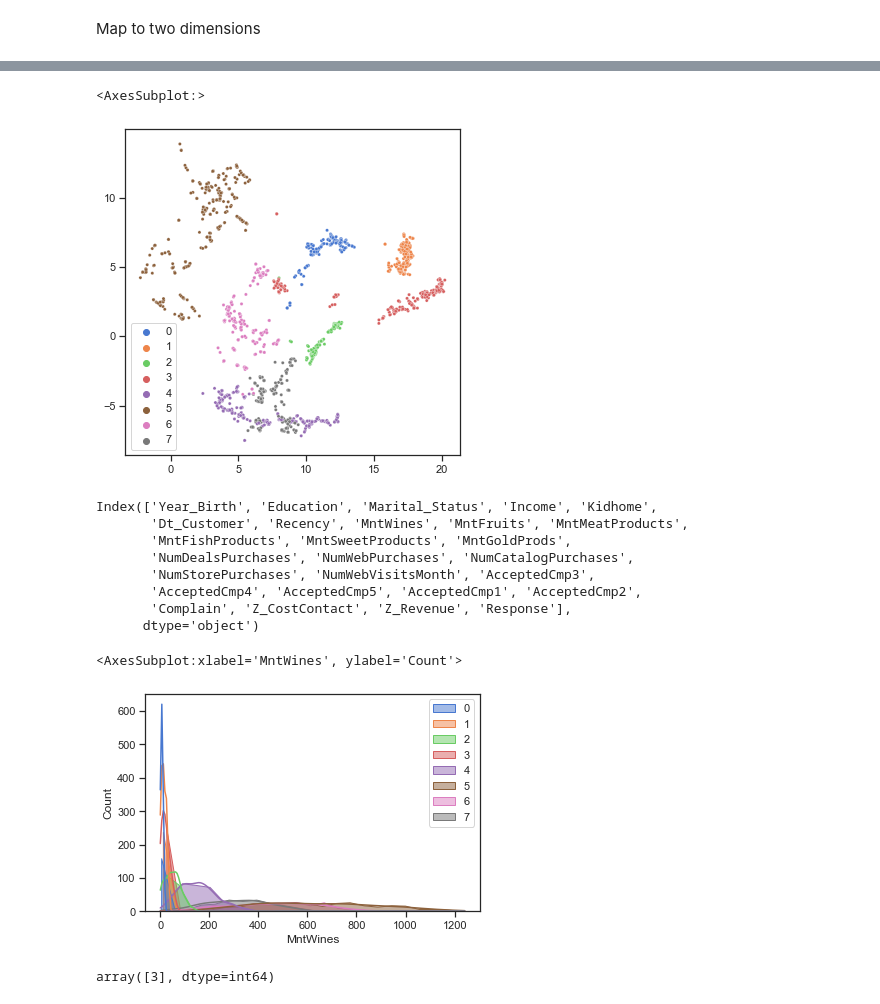
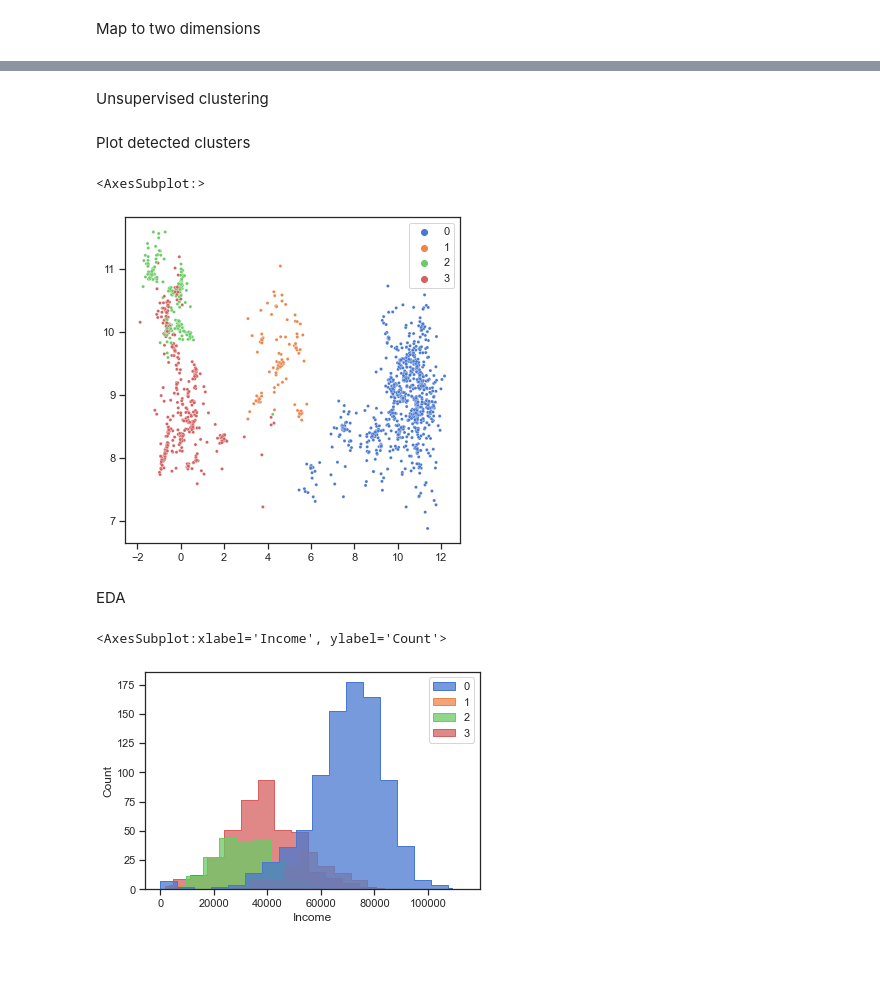
Before and after one commit to SandroMartens/sturdy-bassoon, a Jupyter notebook: kundenanalyse/analyse.ipynb, the cells around one changed output, grey strips where cells are left out. Cells and saved outputs as stored; diff of their text form; code cells hidden in the pictures; blank space fills up the shorter version.

Commit message:
Customer Personality Analysis aufräumen

```diff
--- a/kundenanalyse/analyse.ipynb
+++ b/kundenanalyse/analyse.ipynb
@@ -61,14 +65,15 @@ ordinal_enc = OrdinalEncoder(
 
 oh_enc = OneHotEncoder(
     sparse=False,
-    dtype="int")
+    dtype="int"
+)
 
-ordinals = pd.DataFrame(ordinal_enc.fit_transform(
+education_ordinal = pd.DataFrame(ordinal_enc.fit_transform(
     X=np.array(data.Education).reshape(-1, 1))).set_index(data.index)
-one_hots = pd.DataFrame(oh_enc.fit_transform(
+Marital_Status_binary = pd.DataFrame(oh_enc.fit_transform(
     X=np.array(data["Marital_Status"]).reshape(-1, 1))).set_index(data.index)
 
-data = pd.concat([data, ordinals, one_hots], axis=1)
+data = pd.concat([data, education_ordinal, Marital_Status_binary], axis=1)
 data = data.drop(labels=["Education", "Marital_Status"], axis=1)
 data = robust_scale(data)
 # %% [markdown]
@@ -77,12 +82,11 @@ Map to two dimensions
 reducer = UMAP(
     n_components=4,
     min_dist=0,
-    n_neighbors=130,
+    n_neighbors=100,
     densmap=True,
-    metric="euclidean",
-    target_metric="euclidean",
-    # output_metric="cosine",
-    random_state=42
+    metric="correlation",
+    target_metric="correlation",
+    random_state=random_state
 )
 
 embedding = reducer.fit_transform(
@@ -104,11 +110,15 @@ sns.scatterplot(
+# %% [markdown]
+Unsupervised clustering
 # %%
 clusterer = HDBSCAN(
-    min_cluster_size=150,
-    min_samples=5,
-    # metric="cosine"
+    min_cluster_size=100,
+    min_samples=10,
+    metric="correlation"
 )
 
 clusters = clusterer.fit_predict(embedding)
+# %% [markdown]
+Plot detected clusters
 # %%
 plt.figure(figsize=(6,6))
 sns.scatterplot(
@@ -122,38 +132,24 @@ sns.scatterplot(
 )
 # %% [output]
 <AxesSubplot:>
-[figure, old version]
+[figure, new version]
-# %%
-data_original.columns
-# %% [output]
-Index(['Year_Birth', 'Education', 'Marital_Status', 'Income', 'Kidhome',
-       'Dt_Customer', 'Recency', 'MntWines', 'MntFruits', 'MntMeatProducts',
-       'MntFishProducts', 'MntSweetProducts', 'MntGoldProds',
-       'NumDealsPurchases', 'NumWebPurchases', 'NumCatalogPurchases',
-       'NumStorePurchases', 'NumWebVisitsMonth', 'AcceptedCmp3',
-       'AcceptedCmp4', 'AcceptedCmp5', 'AcceptedCmp1', 'AcceptedCmp2',
-       'Complain', 'Z_CostContact', 'Z_Revenue', 'Response'],
-      dtype='object')
+# %% [markdown]
+EDA
 # %%
-# data_original.Income += 1
 sns.histplot(
     data=data_original[clusters!=-1],
-    x="MntWines",
+    x="Income",
     # x=money_spent_total[clusters!=-1],
     # y=money_spent_total[clusters!=-1],
     hue=clusters[clusters!=-1],
     multiple="dodge",
     palette="muted",
     # bins=50,
-    element="poly",
+    element="step",
     # discrete=True,
-    kde=True
+    # kde=True,
     # log_scale=True
 )
 # %% [output]
-<AxesSubplot:xlabel='MntWines', ylabel='Count'>
+<AxesSubplot:xlabel='Income', ylabel='Count'>
-[figure, old version]
+[figure, new version]
-# %%
-data_original.Z_CostContact.unique()
-# %% [output]
-array([3], dtype=int64)
```
Also changed, not shown: parts of 8 cells of this notebook.
